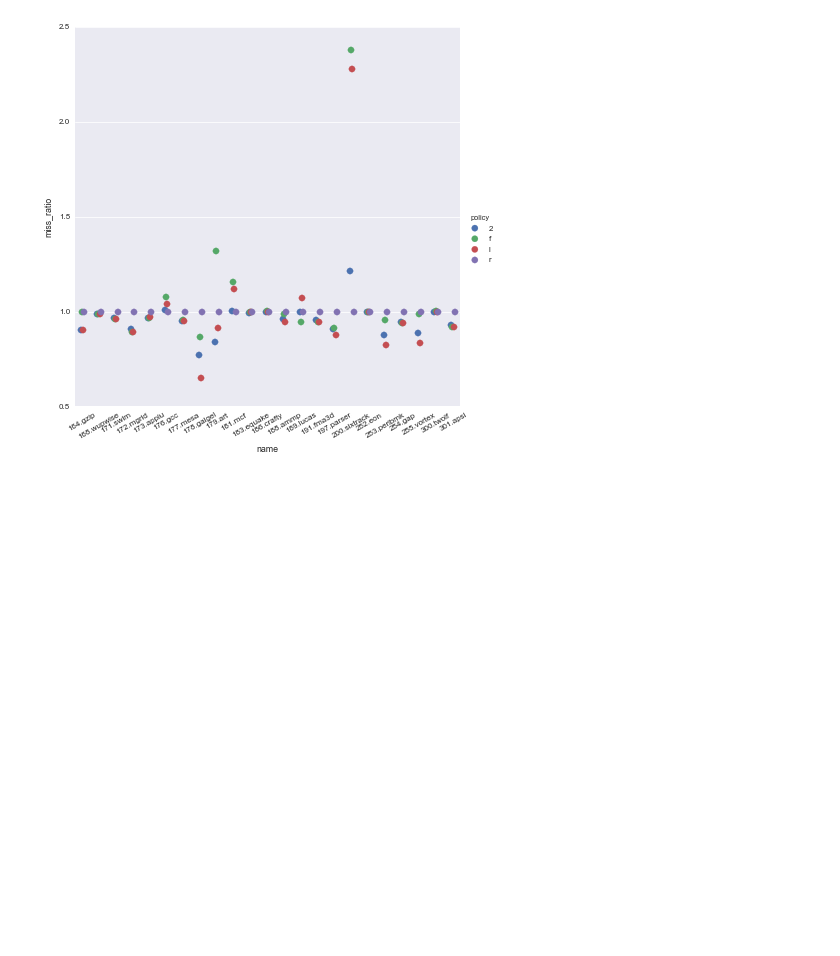
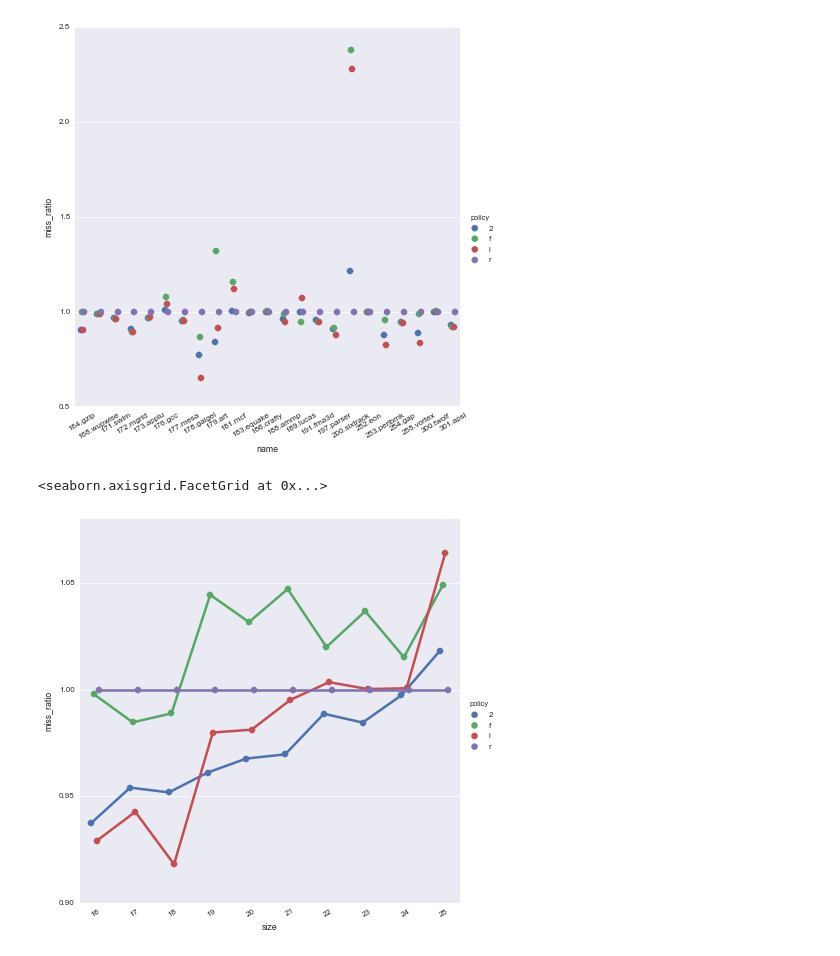
Before and after one commit to danluu/dineroIV, a Jupyter notebook: traces/spec/Plot.ipynb, the cells around one changed output. Saved outputs shown, nothing was run; the diff lists cells and outputs as text; code cells hidden in the pictures; blank space fills up the shorter version.

Commit message:
Plot vs. size.

```diff
--- a/traces/spec/Plot.ipynb
+++ b/traces/spec/Plot.ipynb
@@ -42,3 +42,12 @@ g.set_xticklabels(rotation=30)
 # %% [output]
 <seaborn.axisgrid.FacetGrid at 0x...>
 [figure]
+# %%
+f_size = open("size-ratio-means.csv",'r')
+dfs = read_csv(f_size)
+# %%
+g = sns.factorplot("size", "miss_ratio", "policy", dodge=.2, data=dfs, size=6)
+g.set_xticklabels(rotation=30)
+# %% [output]
+<seaborn.axisgrid.FacetGrid at 0x...>
+[figure, added]
```
Also changed, not shown: 1 other file.
